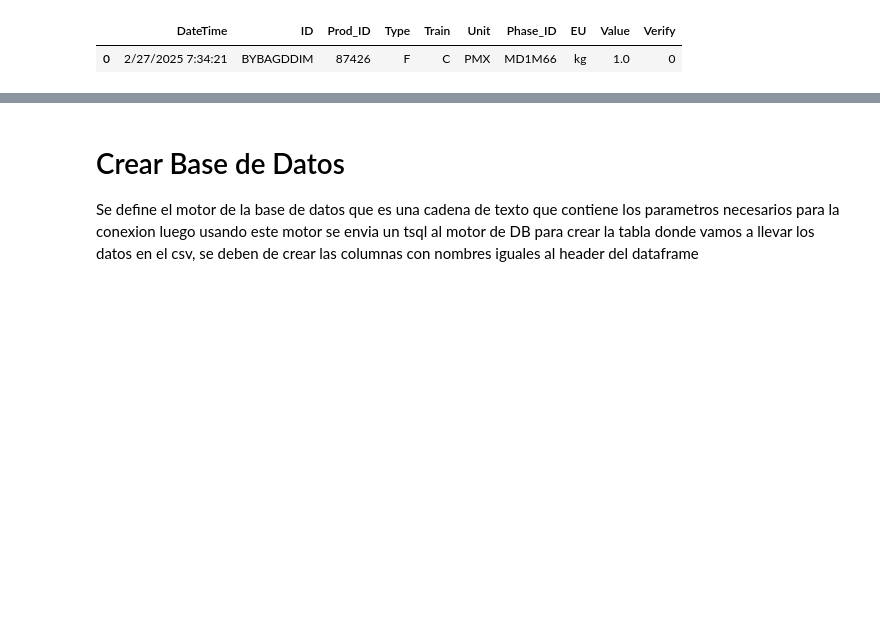
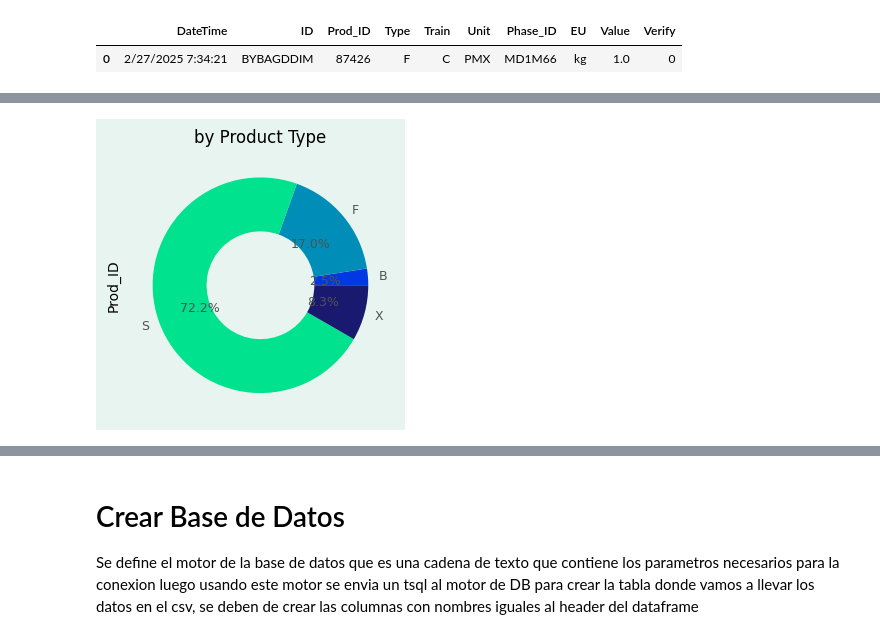
Before and after one commit to ygalves/ETL_project, a Jupyter notebook: ETLprj_extract.ipynb, the cells around one changed output, grey strips where cells are left out. Cells and saved outputs as stored; diff of their text form; code cells hidden in the pictures; blank space fills up the shorter version.

```diff
--- a/ETLprj_extract.ipynb
+++ b/ETLprj_extract.ipynb
@@ -167,0 +181,25 @@ None
+# %%
+# Explode Shoes slice
+my_explode = [0.1, 0.2, 0, 0.3] #explode=my_explode
+
+# color palette
+font_color = '#525252'
+colors = ['#0038E2', '#008DB8', '#00E28E', '#191970',]
+
+# Create subplots and a pie chart
+fig, ax = plt.subplots(figsize=(10, 7), facecolor='#e8f4f0')
+
+# Create pie chart
+ax = csv.groupby('Type').count()['Prod_ID'].plot.pie(y=csv['Type'],
+                                                       title="by Product Type",
+                                                       figsize=(3.5, 3.5),
+                                                       fontsize=9,
+                                                       wedgeprops=dict(width=.5), # For donuts
+                                                       colors=colors,
+                                                       textprops={'color':font_color},
+                                                       autopct='%1.1f%%',
+                                                       shadow=False,
+
+                                                       )
+# %% [output]
+[figure, added]
```
Also changed, not shown: parts of 16 cells of this notebook, 3 other files.
